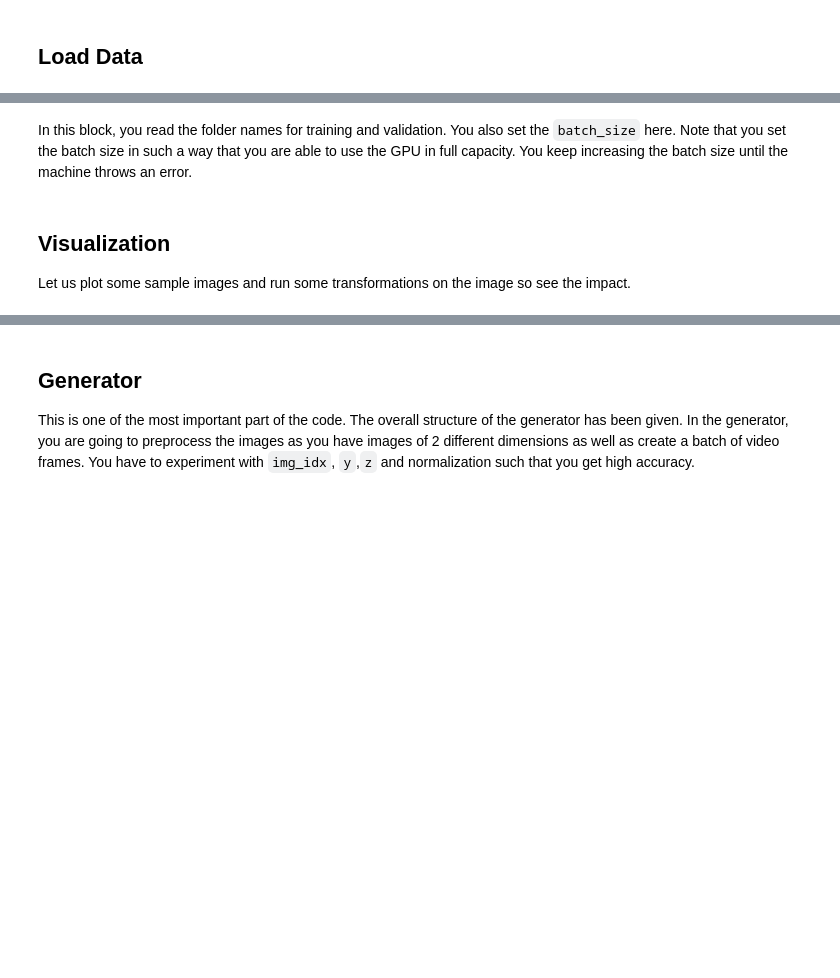
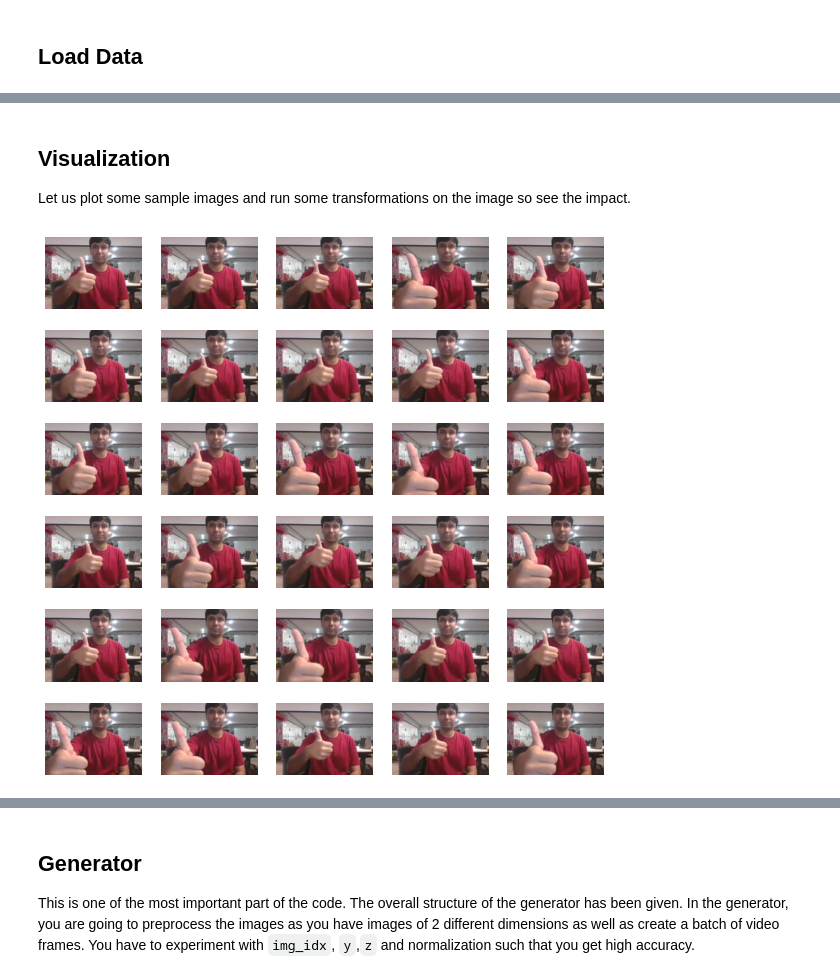
Before and after one commit to sriksmachi/ishara, a Jupyter notebook: gesture_recognition.ipynb, the cells around one changed output, grey strips where cells are left out. Saved outputs shown, nothing was run; the diff lists cells and outputs as text; code cells hidden in the pictures; blank space fills up the shorter version.

```diff
--- a/gesture_recognition.ipynb
+++ b/gesture_recognition.ipynb
@@ -110,31 +85,26 @@ val_doc = np.random.permutation(open('Project_data/val.csv').readlines())
-# %% [markdown]
-In this block, you read the folder names for training and validation. You also set the `batch_size` here. Note that you set the batch size in such a way that you are able to use the GPU in full capacity. You keep increasing the batch size until the machine throws an error.
-# %%
-
-train_doc = np.random.permutation(open(data_dir+'train.csv').readlines())
-val_doc = np.random.permutation(open(data_dir+'val.csv').readlines())
 # %% [markdown]
 ## Visualization
 
 Let us plot some sample images and run some transformations on the image so see the impact.
 # %%
-# # ## Pick some random sequence
-# import matplotlib.pyplot as plt
 
 
-# random_sequence = train_doc[np.random.randint(len(train_doc))].strip().split(';')[0]+'/'
-# images = os.listdir(data_dir_train + random_sequence)
-# # Create a code to visualize one instance of all the 30 images present in the sequence
-# plt.figure(figsize=(10, 10))
-# i = 0
-# random_images = []
-# for img in images:
-#   ax = plt.subplot(6, 5, i + 1)
-#   i = i + 1
-#   random_images.append(os.path.join(data_dir_train, random_sequence, img))
-#   img_bgr = cv2.imread(os.path.join(data_dir_train, random_sequence, img))
-#   img_mp = cv2.cvtColor(img_bgr, cv2.COLOR_BGR2RGB) # This is needed because opencv uses BGR convention and matplotlib uses RGB
-#   imgplot= plt.imshow(img_mp)
-#   plt.axis("off")
-#   plt.plot()
+
+random_sequence = train_doc[np.random.randint(len(train_doc))].strip().split(';')[0]+'/'
+images = os.listdir(data_dir_train + random_sequence)
+# Create a code to visualize one instance of all the 30 images present in the sequence
+plt.figure(figsize=(10, 10))
+i = 0
+random_images = []
+for img in images:
+  ax = plt.subplot(6, 5, i + 1)
+  i = i + 1
+  random_images.append(os.path.join(data_dir_train, random_sequence, img))
+  img_bgr = cv2.imread(os.path.join(data_dir_train, random_sequence, img))
+  img_mp = cv2.cvtColor(img_bgr, cv2.COLOR_BGR2RGB) # This is needed because opencv uses BGR convention and matplotlib uses RGB
+  imgplot= plt.imshow(img_mp)
+  plt.axis("off")
+  plt.plot()
+# %% [output]
+[figure, added]
 # %%
```
Also changed, not shown: parts of 119 cells of this notebook.
